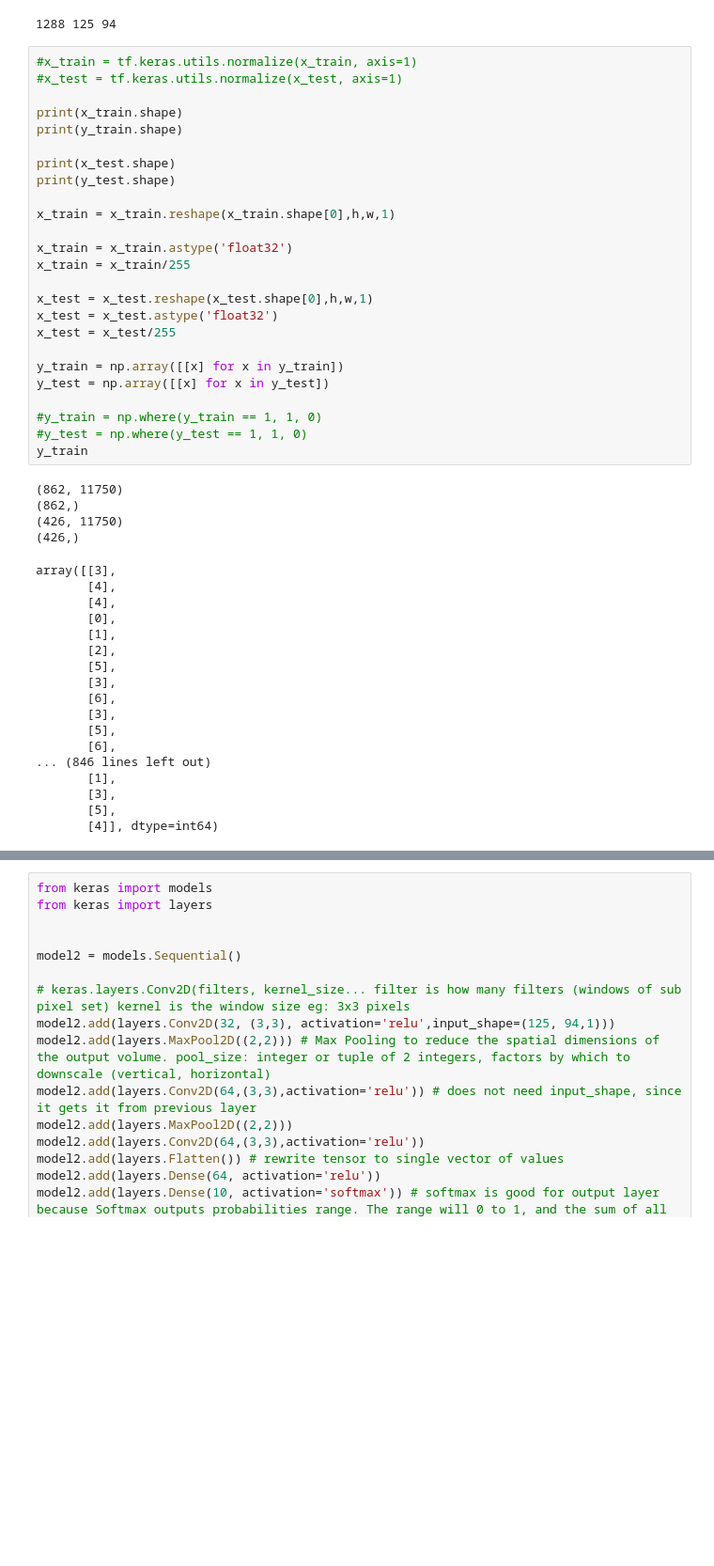
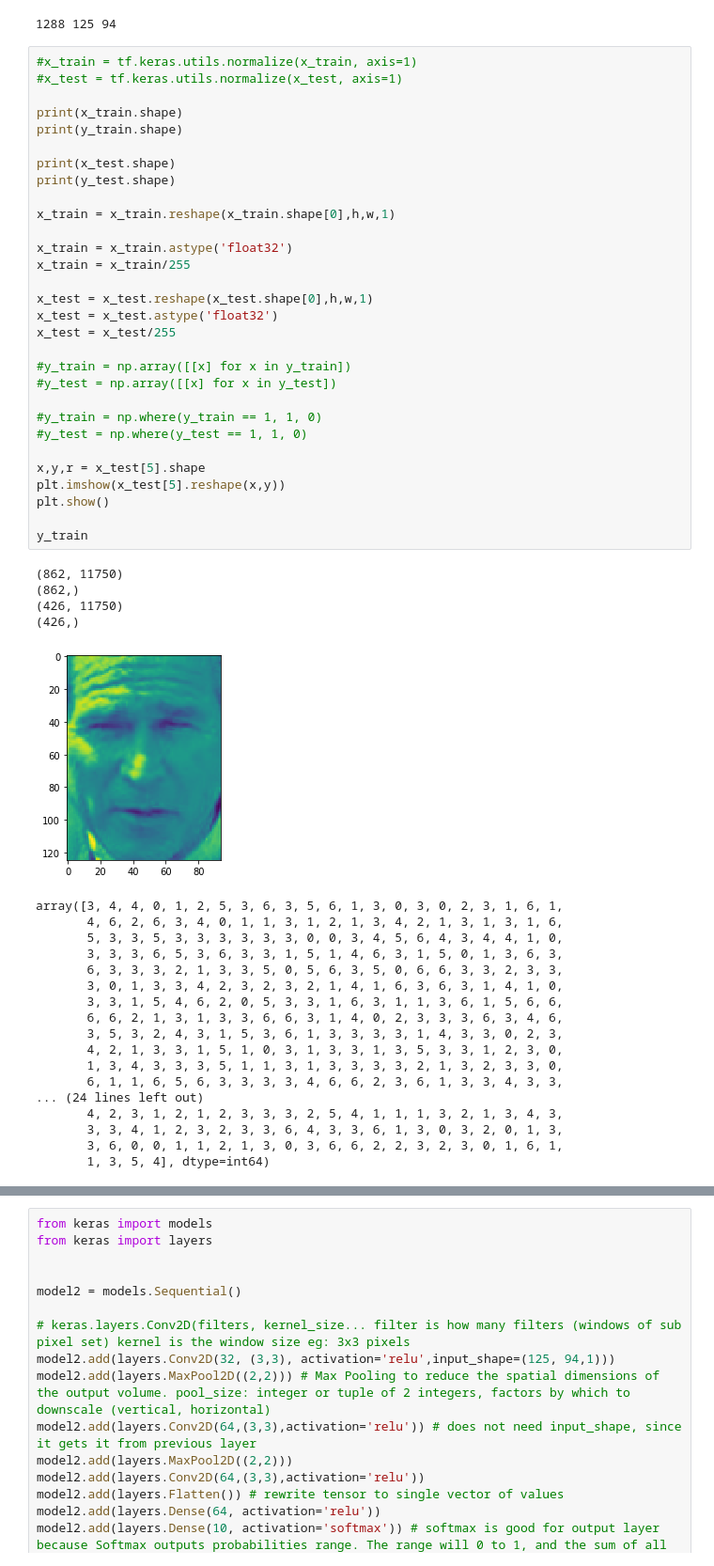
Before and after one commit to Mutestock/face_recog_project, a Jupyter notebook: Face_learning_model/Convolutional network.ipynb, the cells around one changed output, grey strips where cells are left out. Shown at 94% size. Drawn from its saved outputs; the diff is of its cells as text; blank space fills up the shorter version.

```diff
--- a/Face_learning_model/Convolutional network.ipynb
+++ b/Face_learning_model/Convolutional network.ipynb
@@ -19,50 +19,56 @@ x_train, x_test, y_train, y_test = train_test_split(X, Y, test_size=0.33, random
 # %%
 #x_train = tf.keras.utils.normalize(x_train, axis=1)
 #x_test = tf.keras.utils.normalize(x_test, axis=1)
 
 print(x_train.shape)
 print(y_train.shape)
 
 print(x_test.shape)
 print(y_test.shape)
 
 x_train = x_train.reshape(x_train.shape[0],h,w,1)
 
 x_train = x_train.astype('float32')
 x_train = x_train/255
 
 x_test = x_test.reshape(x_test.shape[0],h,w,1)
 x_test = x_test.astype('float32')
 x_test = x_test/255
 
-y_train = np.array([[x] for x in y_train])
-y_test = np.array([[x] for x in y_test])
+#y_train = np.array([[x] for x in y_train])
+#y_test = np.array([[x] for x in y_test])
 
 #y_train = np.where(y_train == 1, 1, 0)
 #y_test = np.where(y_test == 1, 1, 0)
+
+x,y,r = x_test[5].shape
+plt.imshow(x_test[5].reshape(x,y))
+plt.show()
+
 y_train
 # %% [output]
 (862, 11750)
 (862,)
 (426, 11750)
 (426,)
+[figure, added]
-array([[3],
-       [4],
-       [4],
-       [0],
-       [1],
-       [2],
-       [5],
-       [3],
-       [6],
-       [3],
-       [5],
-       [6],
-... (846 lines left out)
-       [1],
-       [3],
-       [5],
-       [4]], dtype=int64)
+array([3, 4, 4, 0, 1, 2, 5, 3, 6, 3, 5, 6, 1, 3, 0, 3, 0, 2, 3, 1, 6, 1,
+       4, 6, 2, 6, 3, 4, 0, 1, 1, 3, 1, 2, 1, 3, 4, 2, 1, 3, 1, 3, 1, 6,
+       5, 3, 3, 5, 3, 3, 3, 3, 3, 3, 0, 0, 3, 4, 5, 6, 4, 3, 4, 4, 1, 0,
+       3, 3, 3, 6, 5, 3, 6, 3, 3, 1, 5, 1, 4, 6, 3, 1, 5, 0, 1, 3, 6, 3,
+       6, 3, 3, 3, 2, 1, 3, 3, 5, 0, 5, 6, 3, 5, 0, 6, 6, 3, 3, 2, 3, 3,
+       3, 0, 1, 3, 3, 4, 2, 3, 2, 3, 2, 1, 4, 1, 6, 3, 6, 3, 1, 4, 1, 0,
+       3, 3, 1, 5, 4, 6, 2, 0, 5, 3, 3, 1, 6, 3, 1, 1, 3, 6, 1, 5, 6, 6,
+       6, 6, 2, 1, 3, 1, 3, 3, 6, 6, 3, 1, 4, 0, 2, 3, 3, 3, 6, 3, 4, 6,
+       3, 5, 3, 2, 4, 3, 1, 5, 3, 6, 1, 3, 3, 3, 3, 1, 4, 3, 3, 0, 2, 3,
+       4, 2, 1, 3, 3, 1, 5, 1, 0, 3, 1, 3, 3, 1, 3, 5, 3, 3, 1, 2, 3, 0,
+       1, 3, 4, 3, 3, 3, 5, 1, 1, 3, 1, 3, 3, 3, 3, 2, 1, 3, 2, 3, 3, 0,
+       6, 1, 1, 6, 5, 6, 3, 3, 3, 3, 4, 6, 6, 2, 3, 6, 1, 3, 3, 4, 3, 3,
+... (24 lines left out)
+       4, 2, 3, 1, 2, 1, 2, 3, 3, 3, 2, 5, 4, 1, 1, 1, 3, 2, 1, 3, 4, 3,
+       3, 3, 4, 1, 2, 3, 2, 3, 3, 6, 4, 3, 3, 6, 1, 3, 0, 3, 2, 0, 1, 3,
+       3, 6, 0, 0, 1, 1, 2, 1, 3, 0, 3, 6, 6, 2, 2, 3, 2, 3, 0, 1, 6, 1,
+       1, 3, 5, 4], dtype=int64)
 # %%
 #One-hot encoding
 from keras.utils import to_categorical
```
Also changed, not shown: parts of 7 cells of this notebook, 10 other files.
